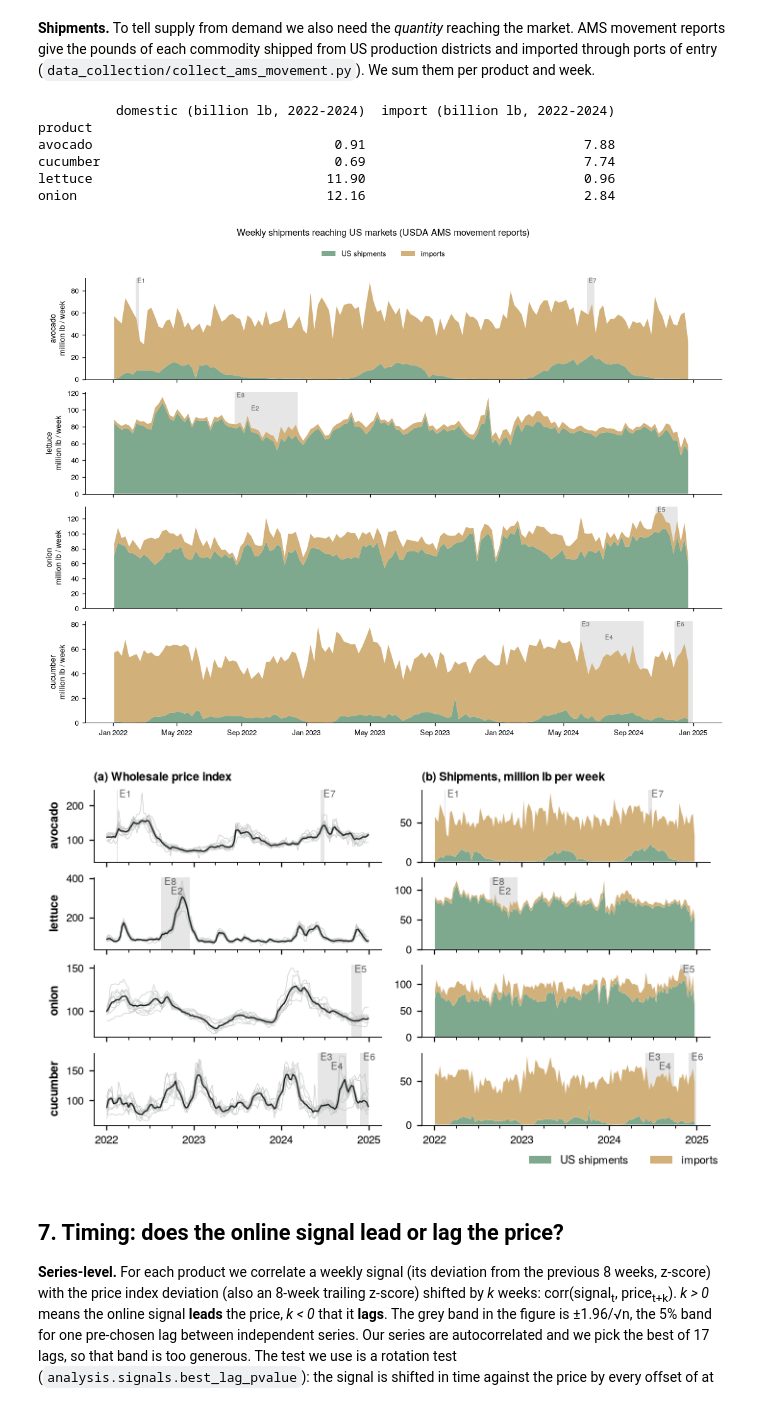
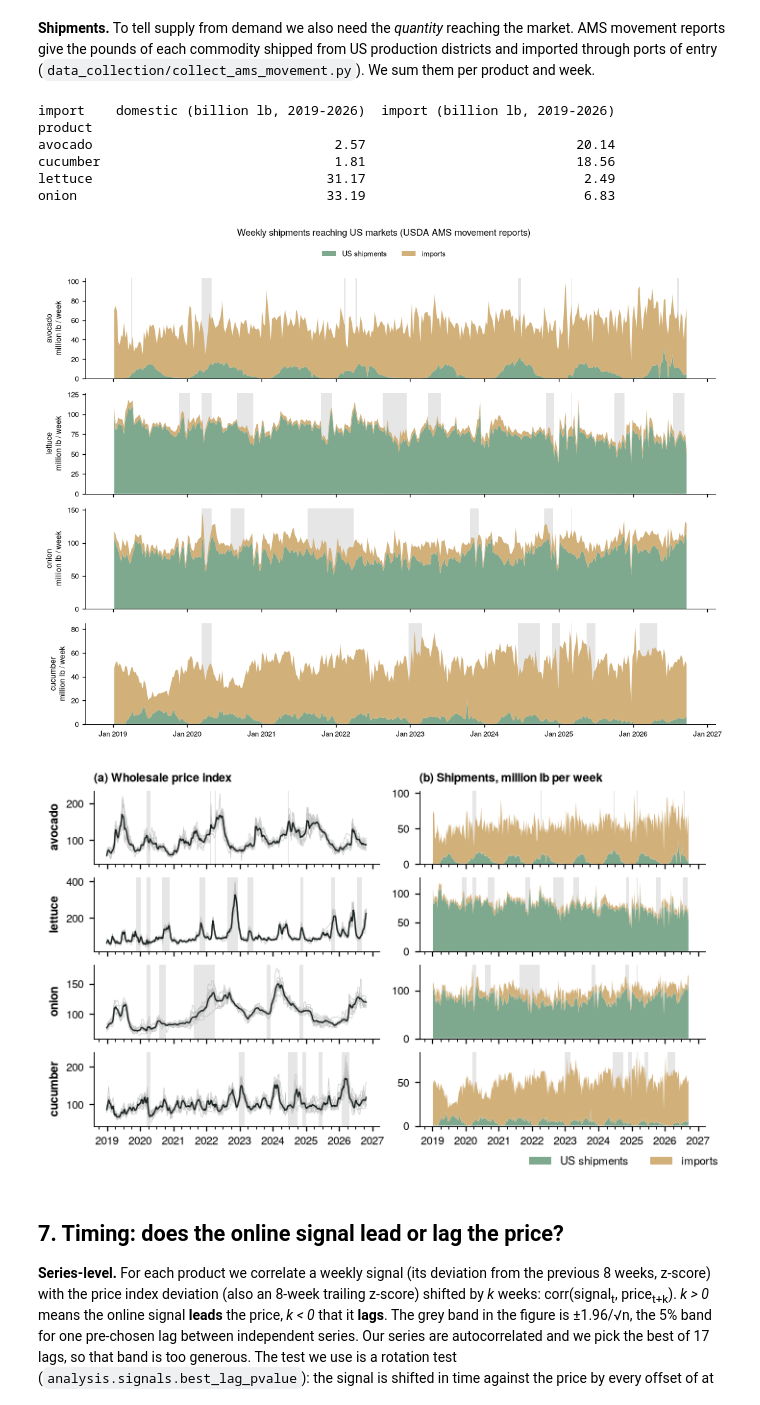
Before and after one commit to joy91269/CultivateIQYummy, a Jupyter notebook: notebooks/task2_signals_and_prices.ipynb, the cells around one changed output. Drawn from its saved outputs; the diff is of its cells as text; code cells hidden in the pictures.

```diff
--- a/notebooks/task2_signals_and_prices.ipynb
+++ b/notebooks/task2_signals_and_prices.ipynb
@@ -348,8 +368,8 @@ training labels already contain about 770 randomly drawn texts. The unadjusted p
 
 Sentiment is `P(positive) − P(negative)` from `cardiffnlp/twitter-roberta-base-sentiment-latest`.
 # %%
-ev = pd.read_csv("data/processed/event_dataset.csv", low_memory=False, parse_dates=["week_start", "date"])
-cls = pd.read_csv("data/processed/classified_observations.csv.gz")
+ev = read_periods("event_dataset.csv", parse_dates=["week_start", "date"]).drop_duplicates("obs_id")
+cls = read_periods("classified_observations.csv.gz").drop(columns="period").drop_duplicates("obs_id")
 obs = ev.merge(cls[["obs_id", "pred_label", "human_label", "sentiment"] + [f"p_{l}" for l in LABELS]],
                on="obs_id", how="left")
 has_human = obs["human_label"].isin(LABELS)          # labelled sample: the human label replaces the prediction
@@ -391,15 +411,17 @@ Per product and ISO week: number of observations (`volume`), product posts per 1
 subreddits (`posts_per_10k`, removes growth of the subreddits themselves), mean sentiment, and the number and share of
 price / supply / demand observations. Grey bands are the documented events in `config/events_reference.csv`.
 # %%
-post_counts = pd.read_csv("data/processed/weekly_post_counts.csv", parse_dates=["week_start"])
+post_counts = read_periods("weekly_post_counts.csv", parse_dates=["week_start"])
 sig = S.weekly_signals(obs, post_counts, START, END)
 sig = S.add_anomalies(sig)
 sig.to_csv(TAB / "weekly_signals.csv", index=False)
 
-def shade(ax, prod):
+def shade(ax, prod, label=False):
     prev, level = None, 0
     for e in events_ref[events_ref["product"] == prod].sort_values("start_date").itertuples():
         ax.axvspan(e.start_date, e.end_date, color="0.9", zorder=0, lw=0)
+        if not label:   # eight-year panels: bands only, the ids would overlap
+            continue
         level = level + 1 if prev is not None and (e.start_date - prev).days < 45 else 0   # stagger close labels
         ax.text(e.start_date, 1 - 0.13 * level, f" {e.event_id}", transform=ax.get_xaxis_transform(), va="top",
                 fontsize=6.5, color="0.35")
@@ -408,8 +430,16 @@ def shade(ax, prod):
 fig, axes = plt.subplots(2, 2, figsize=(6.5, 3.1), sharex=True)
 for ax, prod in zip(axes.flat, PRODUCTS):
     g = sig[sig["product"] == prod].set_index("week_start")
+    vals = g[["n_price", "n_supply", "n_demand"]]
+    p997, mx = np.nanpercentile(vals.to_numpy(), 99.7), np.nanmax(vals.to_numpy())
+    cap = 1.5 * p997 if mx > 3 * p997 else mx   # one outbreak week would flatten the rest of the panel
     for lab_ in ["price", "supply", "demand"]:
-        ax.plot(g.index, g[f"n_{lab_}"], color=COLORS[lab_], lw=0.9, label=lab_)
+        ax.plot(g.index, g[f"n_{lab_}"].clip(upper=cap), color=COLORS[lab_], lw=0.6, label=lab_)
+    if mx > cap:
+        w = vals.max(axis=1).idxmax()
+        ax.annotate(f"peak {mx:.0f}", (w, cap), xytext=(-3, -1), textcoords="offset points", fontsize=6.5,
+                    ha="right", va="top", color="0.3")
+    ax.set_ylim(0, cap * 1.05)
     ax.set_title(prod, loc="left", fontweight="bold")
     shade(ax, prod)
 for ax in axes[:, 0]:
@@ -576,5 +606,5 @@ origin × organic combination). Index mean over 2022–2024 ≈ 100.
 # %%
-prices = P.load_prices("data/processed/ams_terminal_prices.csv.gz")
+prices = pd.concat([P.load_prices(d / "ams_terminal_prices.csv.gz") for d in PERIODS], ignore_index=True).drop_duplicates()
 widx = S.price_anomalies(P.weekly_indices(prices))
 widx.to_csv(TAB / "price_index_weekly.csv", index=False)
 nat = widx[widx["market"] == "ALL"]
@@ -605,12 +635,17 @@ onion          203873         1662       10
 give the pounds of each commodity shipped from US production districts and imported through ports of entry
 (`data_collection/collect_ams_movement.py`). We sum them per product and week.
 # %%
-ship = pd.read_csv("data/processed/ams_shipments_weekly.csv", parse_dates=["week_start"])
-ship = ship[(ship["week_start"] >= "2022-01-03") & (ship["week_start"] <= "2024-12-23")]   # whole weeks only
+# weekly sums from the daily lines, so that weeks spanning two collection periods are complete
+mv = read_periods("ams_movement_daily.csv.gz", parse_dates=["ship_date"]).drop(columns="period").drop_duplicates()
+mv["week_start"] = mv["ship_date"] - pd.to_timedelta(mv["ship_date"].dt.weekday, unit="D")
+ship = (mv.pivot_table(index=["product", "week_start"], columns="import", values="pounds", aggfunc="sum", fill_value=0)
+          .rename(columns={False: "domestic_lb", True: "import_lb"}).reset_index())
+ship["total_lb"] = ship["domestic_lb"] + ship["import_lb"]
+ship = ship[ship["week_start"].between(*WHOLE_WEEKS)]   # whole weeks only
 ship["log_lb"] = np.log(ship["total_lb"].where(ship["total_lb"] > 0))
 ship_log = {p: g.set_index("week_start")["log_lb"] for p, g in ship.groupby("product")}
 print(ship.groupby("product")[["domestic_lb", "import_lb"]].sum().div(1e9).round(2).rename(
-    columns=lambda c: c.replace("_lb", " (billion lb, 2022-2024)")))
+    columns=lambda c: c.replace("_lb", " (billion lb, 2019-2026)")))
 
 fig, axes = plt.subplots(4, 1, figsize=(10, 7.5), sharex=True)
 for ax, prod in zip(axes, PRODUCTS):
@@ -619,40 +654,40 @@ for ax, prod in zip(axes, PRODUCTS):
                  labels=["US shipments", "imports"], lw=0)
     ax.set_ylabel(f"{prod}\nmillion lb / week")
     shade(ax, prod)
 fig.legend(*axes[0].get_legend_handles_labels(), ncol=2, frameon=False, loc="upper center", bbox_to_anchor=(0.5, 0.965))
 axes[-1].xaxis.set_major_formatter(mdates.DateFormatter("%b %Y"))
 fig.suptitle("Weekly shipments reaching US markets (USDA AMS movement reports)", y=0.995)
 fig.tight_layout(rect=(0, 0, 1, 0.95)); fig.savefig(FIG / "shipments.png", dpi=200); plt.show()
 
 # Report figure: price index (left) and shipments (right) side by side, one row per product
 fig, axes = plt.subplots(4, 2, figsize=(6.5, 3.9), sharex=True)
 for (axp, axs), prod in zip(axes, PRODUCTS):
     g = nat[nat["product"] == prod]
     for mkt, gm in widx[(widx["product"] == prod) & (widx["market"] != "ALL")].groupby("market"):
         axp.plot(gm["week_start"], gm["index"], color="0.75", lw=0.35, zorder=1)
     axp.plot(g["week_start"], g["index"], color="#18211d", lw=0.9, zorder=3)
     gs = ship[ship["product"] == prod]
     axs.stackplot(gs["week_start"], gs["domestic_lb"] / 1e6, gs["import_lb"] / 1e6, colors=["#7fa98f", "#d2b07a"],
                   labels=["US shipments", "imports"], lw=0)
     axp.set_ylabel(prod, fontweight="bold")
     shade(axp, prod); shade(axs, prod)
 axes[0, 0].set_title("(a) Wholesale price index", loc="left", fontweight="bold")
 axes[0, 1].set_title("(b) Shipments, million lb per week", loc="left", fontweight="bold")
 fig.legend(*axes[0, 1].get_legend_handles_labels(), loc="lower right", ncol=2, frameon=False)
 for ax in axes[-1]:
     ax.xaxis.set_major_locator(mdates.YearLocator())
     ax.xaxis.set_minor_locator(mdates.MonthLocator(bymonth=[4, 7, 10]))
     ax.xaxis.set_major_formatter(mdates.DateFormatter("%Y"))
 fig.tight_layout(h_pad=0.6, rect=(0, 0.03, 1, 1)); fig.savefig(FIG / "prices_and_shipments.png", dpi=300); plt.show()
 # %% [output]
-          domestic (billion lb, 2022-2024)  import (billion lb, 2022-2024)
+import    domestic (billion lb, 2019-2026)  import (billion lb, 2019-2026)
 product
-avocado                               0.91                            7.88
-cucumber                              0.69                            7.74
-lettuce                              11.90                            0.96
-onion                                12.16                            2.84
+avocado                               2.57                           20.14
+cucumber                              1.81                           18.56
+lettuce                              31.17                            2.49
+onion                                33.19                            6.83
-[figure, old version]
+[figure, new version]
-[figure, old version]
+[figure, new version]
 # %% [markdown]
 ## 7. Timing: does the online signal lead or lag the price?
 
```
Also changed, not shown: parts of 24 cells of this notebook, 51 other files.
